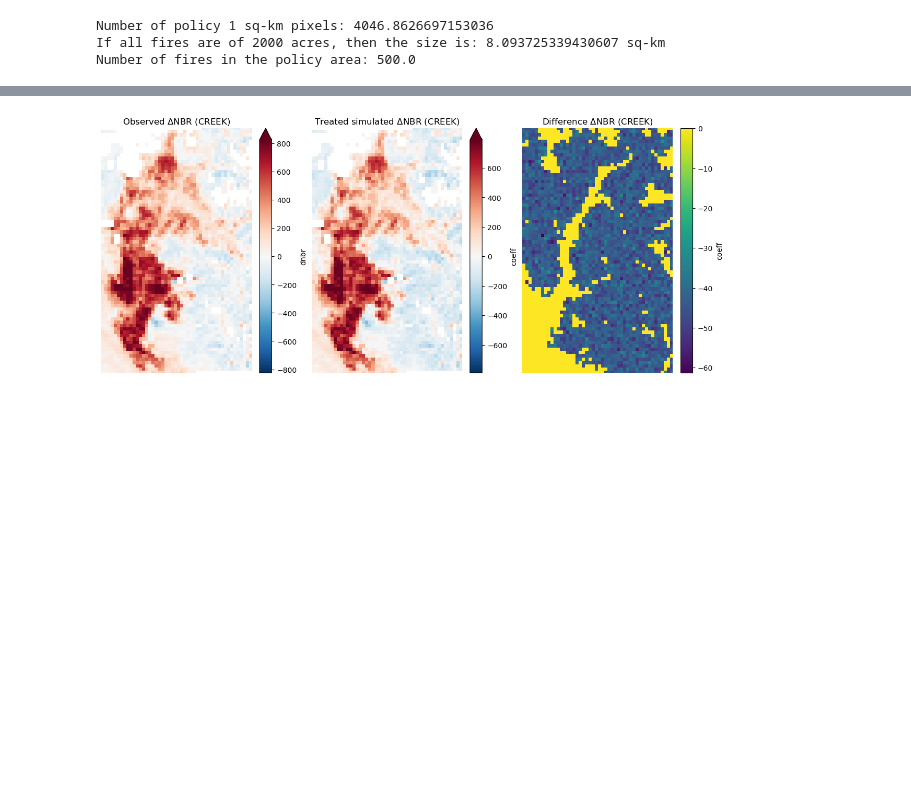
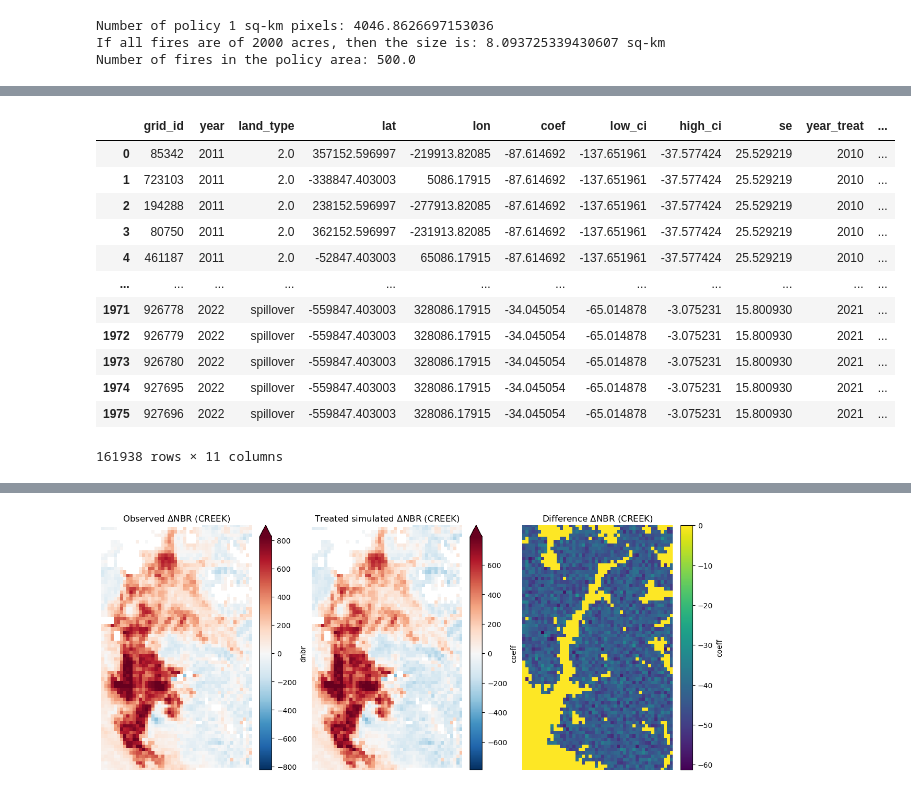
Before and after one commit to echolab-stanford/prescribed_fires, a Jupyter notebook: analysis/simulation.ipynb, the cells around one changed output, grey strips where cells are left out. Cells and saved outputs as stored; diff of their text form; code cells hidden in the pictures; blank space fills up the shorter version.

```diff
--- a/analysis/simulation.ipynb
+++ b/analysis/simulation.ipynb
@@ -245,6 +139,12 @@ dnbr_arr = dnbr[~dnbr.index.duplicated()].dnbr.to_xarray()
 # Prepare results
 results = pd.read_csv("../data/results/att_conifers_dnbr.csv")
 results["land_type"] = results.land_type.replace({"conifers": 2.0, "shrublands": 12.0})
+
+spillover_results = pd.read_csv("../data/results/att_spillover.csv")
+spillover_results = (spillover_results[spillover_results.dist_treat == 2000]
+                     .drop(columns='dist_treat', errors="ignore")
+                     .sort_values("year")
+)
 
 sim_data = sim_data[sim_data.land_type.isin([2])]
 
@@ -317,5 +165,29 @@ for group_sims in tqdm(grouper(range(1, 100), 10), total=10, desc="Grouping simu
-# %%
-sim_data = xr.open_mfdataset("../data/simulations/*.nc4", parallel=True)
-sim_data = sim_data.mean(dim=["sim", "year_treat"])
-# %%
-sim_data = sim_data.compute()
+# %%
+test_sample = sample_rx_years(
+    template = template,
+    treat_data = sim_data,
+    fire_data = fire_data,
+    estimates = results,
+    size_treatment = 1_000,
+    spillovers=True,
+    spillover_size=2_000,
+    spillover_estimates=spillover_results,
+    start_year=2010,
+    sample_n=100,
+)
+# %%
+test_sample
+# %% [output]
+|  | grid_id | year | land_type | lat | lon | coef | low_ci | high_ci | se | year_treat | ... |
+| 0 | 85342 | 2011 | 2.0 | 357152.596997 | -219913.82085 | -87.614692 | -137.651961 | -37.577424 | 25.529219 | 2010 | ... |
+| 1 | 723103 | 2011 | 2.0 | -338847.403003 | 5086.17915 | -87.614692 | -137.651961 | -37.577424 | 25.529219 | 2010 | ... |
+| 2 | 194288 | 2011 | 2.0 | 238152.596997 | -277913.82085 | -87.614692 | -137.651961 | -37.577424 | 25.529219 | 2010 | ... |
+| 3 | 80750 | 2011 | 2.0 | 362152.596997 | -231913.82085 | -87.614692 | -137.651961 | -37.577424 | 25.529219 | 2010 | ... |
+| 4 | 461187 | 2011 | 2.0 | -52847.403003 | 65086.17915 | -87.614692 | -137.651961 | -37.577424 | 25.529219 | 2010 | ... |
+| ... | ... | ... | ... | ... | ... | ... | ... | ... | ... | ... | ... |
+| 1971 | 926778 | 2022 | spillover | -559847.403003 | 328086.17915 | -34.045054 | -65.014878 | -3.075231 | 15.800930 | 2021 | ... |
+| 1972 | 926779 | 2022 | spillover | -559847.403003 | 328086.17915 | -34.045054 | -65.014878 | -3.075231 | 15.800930 | 2021 | ... |
+| 1973 | 926780 | 2022 | spillover | -559847.403003 | 328086.17915 | -34.045054 | -65.014878 | -3.075231 | 15.800930 | 2021 | ... |
+| 1974 | 927695 | 2022 | spillover | -559847.403003 | 328086.17915 | -34.045054 | -65.014878 | -3.075231 | 15.800930 | 2021 | ... |
+| 1975 | 927696 | 2022 | spillover | -559847.403003 | 328086.17915 | -34.045054 | -65.014878 | -3.075231 | 15.800930 | 2021 | ... |
+161938 rows × 11 columns
```
Also changed, not shown: parts of 24 cells of this notebook, 2 other files.
